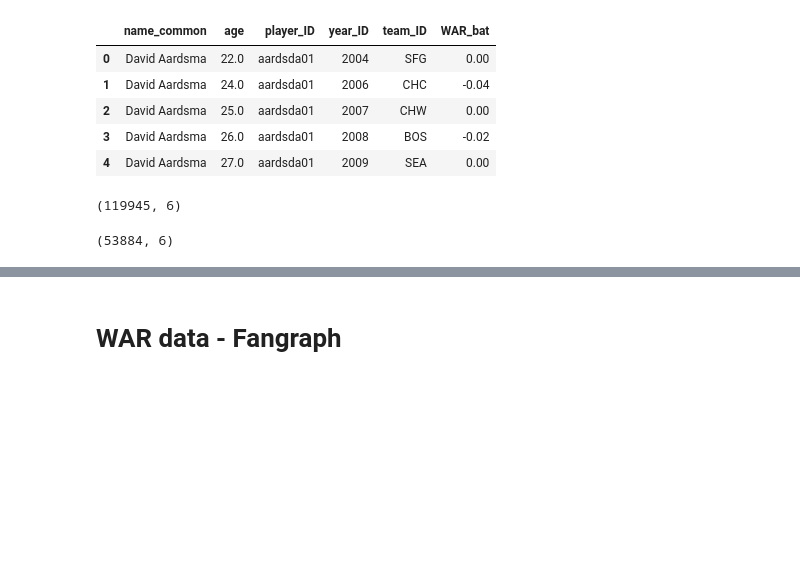
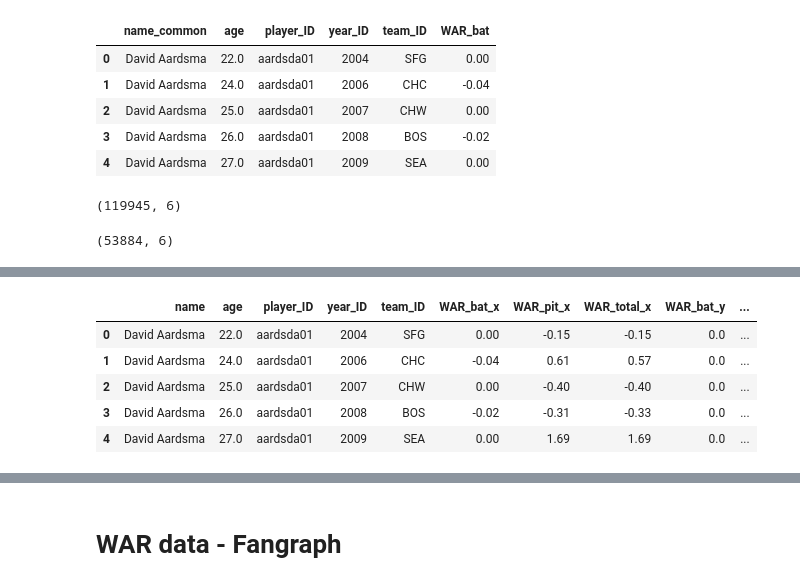
Before and after one commit to ghelms/MoneyBall-2.0, a Jupyter notebook: prep.ipynb, the cells around one changed output, grey strips where cells are left out. Saved outputs shown, nothing was run; the diff lists cells and outputs as text; code cells hidden in the pictures; blank space fills up the shorter version.

```diff
--- a/prep.ipynb
+++ b/prep.ipynb
@@ -112,6 +148,14 @@ war_pitch.shape
 # %%
-# Merge war_bat and war_pitch by player_ID and year_ID
-war = pd.merge(war_bat, war_pitch, on=["player_ID", "year_ID"])
+# Merge war and war_fangraphs by name, team and year
+war = pd.merge(war_br, war_fangraphs, how="outer", on=["name", "team_ID", "year_ID"])
+war.head()
+# %% [output]
+|  | name | age | player_ID | year_ID | team_ID | WAR_bat_x | WAR_pit_x | WAR_total_x | WAR_bat_y | ... |
+| 0 | David Aardsma | 22.0 | aardsda01 | 2004 | SFG | 0.00 | -0.15 | -0.15 | 0.0 | ... |
+| 1 | David Aardsma | 24.0 | aardsda01 | 2006 | CHC | -0.04 | 0.61 | 0.57 | 0.0 | ... |
+| 2 | David Aardsma | 25.0 | aardsda01 | 2007 | CHW | 0.00 | -0.40 | -0.40 | 0.0 | ... |
+| 3 | David Aardsma | 26.0 | aardsda01 | 2008 | BOS | -0.02 | -0.31 | -0.33 | 0.0 | ... |
+| 4 | David Aardsma | 27.0 | aardsda01 | 2009 | SEA | 0.00 | 1.69 | 1.69 | 0.0 | ... |
 # %%
 war.shape
 # %% [output]
```
Also changed, not shown: parts of 16 cells of this notebook, 20 other files.
